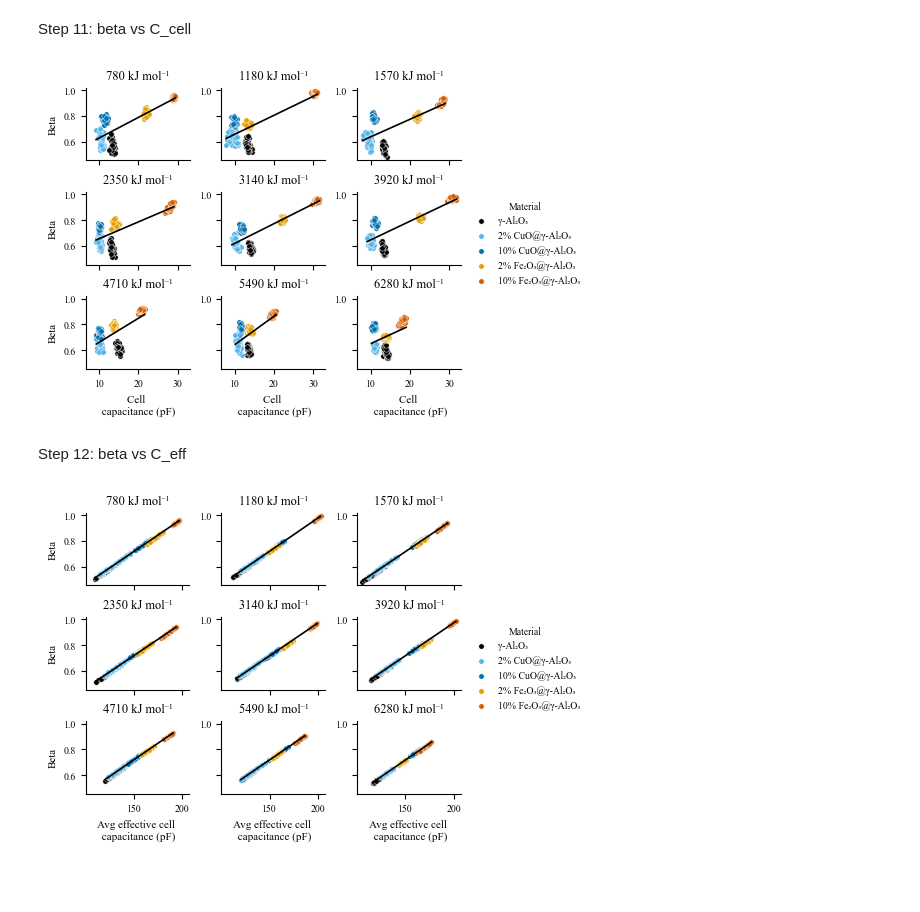
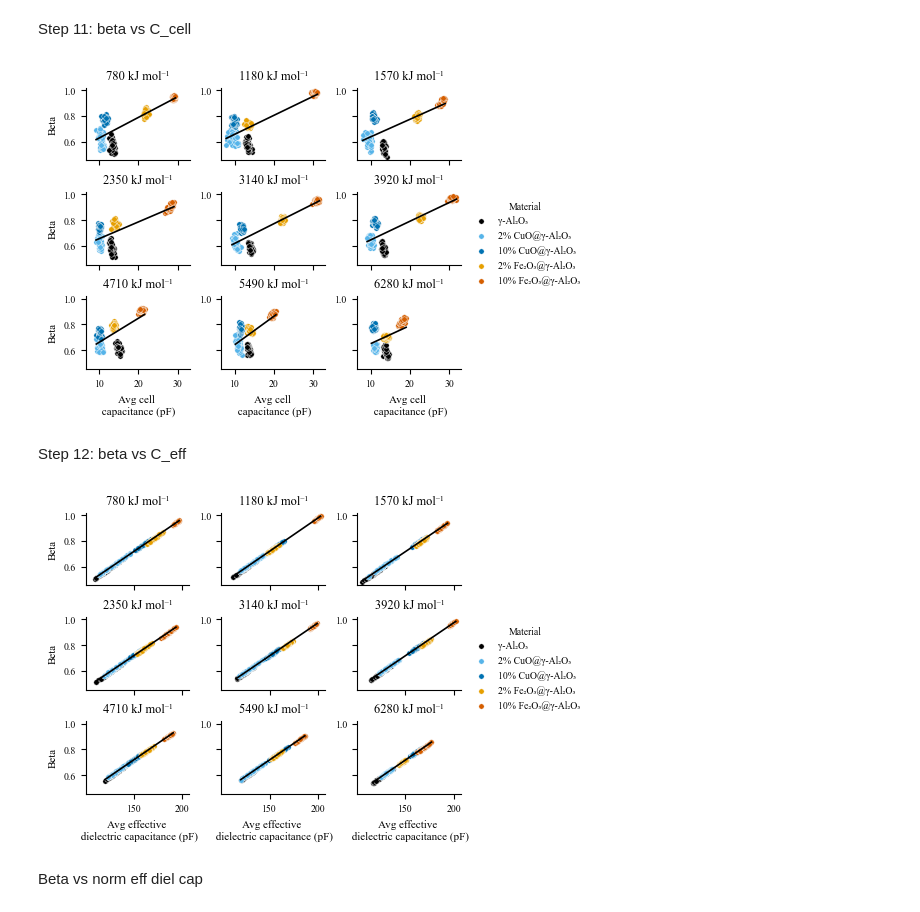
Before and after one commit to sbossier/ladca_incat_envecon_paper, a Jupyter notebook: ipynb/visualisation_electrical.ipynb, the cells around one changed output. Cells and saved outputs as stored; diff of their text form; code cells hidden in the pictures; blank space fills up the shorter version.

Commit message:
new beta graphs and more uniform axis titles

```diff
--- a/ipynb/visualisation_electrical.ipynb
+++ b/ipynb/visualisation_electrical.ipynb
@@ -320,7 +320,7 @@ g = sns.lmplot(
 )
 
 g.set_xlabels("Specific Energy Input (kJ mol⁻¹)", fontsize=8)
-g.set_ylabels("Average # of µ-discharges \n per discharge (indicative)", fontsize=8)
+g.set_ylabels("Avg # of µ-discharges \n per cycle (indicative)", fontsize=8)
 
 ax = g.axes.flatten()[0]
 
@@ -1090,7 +1090,7 @@ for ax, (group_keys, subset) in zip(g.axes.flat, df.groupby('sei_ideal_kjmol', s
 g.add_legend(title="Material")
 g.set_titles(col_template="{col_name} kJ mol⁻¹", size=9)
 g.set_axis_labels(
-    x_var="Cell \n capacitance (pF)",
+    x_var="Avg cell \n capacitance (pF)",
     y_var="Beta",
     size=8
 )
@@ -1101,7 +1101,7 @@ plt.savefig(
 )
 plt.show()
 # %% [output]
-[figure, old version]
+[figure, new version]
 # %% [markdown]
 Step 12: beta vs C_eff
 # %%
@@ -1125,32 +1125,34 @@ g.map(
 )
 
 # Iterate over each subplot to apply regplot for each group
 for ax, (group_keys, subset) in zip(g.axes.flat, df.groupby('sei_ideal_kjmol', sort=False)):
     # Apply regplot to the current subset and axis
     sns.regplot(
         x='C_diel_eff_avg_pF',
         y='beta_avg',
         data=subset,
         ax=ax,
         scatter=False,
         color='black',
         ci=None,
         line_kws={'lw': 1.2}
     )
 
 # Adjust legend, labels, and titles
 g.add_legend(title="Material")
 g.set_titles(col_template="{col_name} kJ mol⁻¹", size=9)
 g.set_axis_labels(
-    x_var="Avg effective cell \n capacitance (pF)",
+    x_var="Avg effective \n dielectric capacitance (pF)",
     y_var="Beta",
     size=8
 )
 
 plt.savefig(
     r"C:\Users\sande\Dropbox\Apps\Overleaf\ladca_incat_envecon_paper_elsevier\figs\sander_beta_vs_C_diel_eff_per_sei.pdf",
     bbox_inches='tight'
 )
 plt.show()
 # %% [output]
-[figure, old version]
+[figure, new version]
+# %% [markdown]
+Beta vs norm eff diel cap
```
Also changed, not shown: parts of 12 cells of this notebook.
